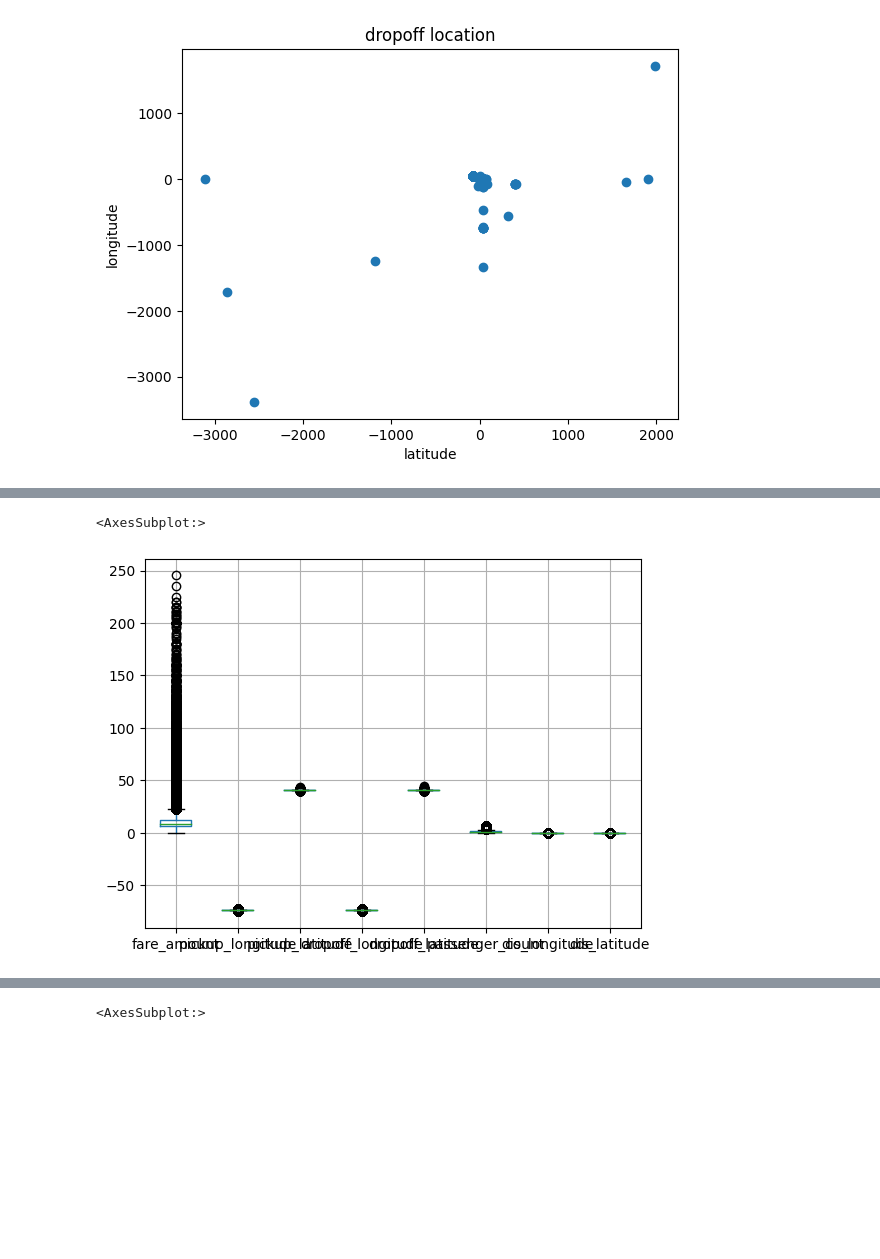
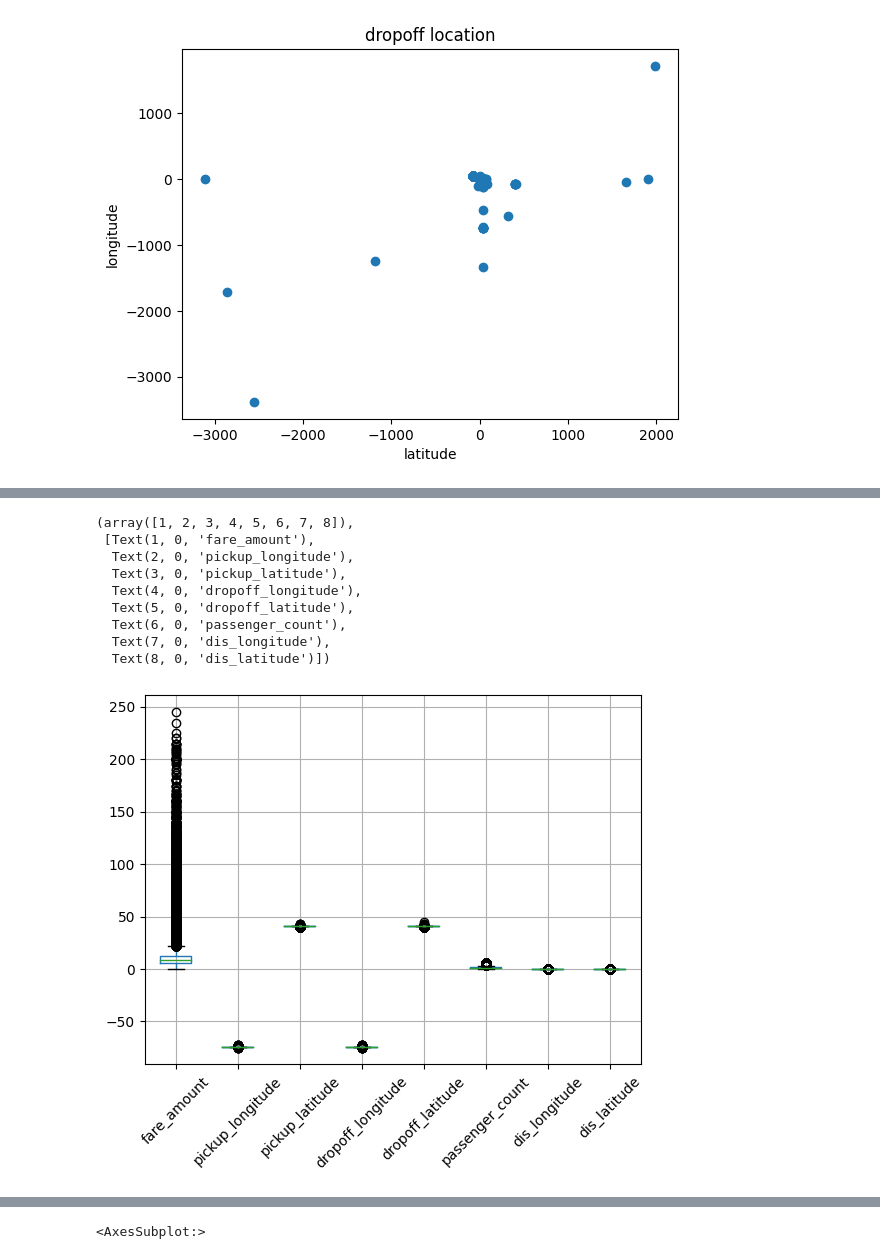
Before and after one commit to shivamks1998/New_York_Taxi_Fare_Prediction, a Jupyter notebook: fare_prediction.ipynb, the cells around one changed output, grey strips where cells are left out. Cells and saved outputs as stored; diff of their text form; code cells hidden in the pictures; blank space fills up the shorter version.

```diff
--- a/fare_prediction.ipynb
+++ b/fare_prediction.ipynb
@@ -10,6 +11,7 @@ import pickle
 # %%
 #creating a dataframe
-dataframe = pd.read_csv(".\\train_.csv",nrows=1100000)
+dataframe = pd.read_csv(".\\dataset\\dataset\\train_.csv",nrows=1100000)
+
 dataframe.head()
 # %% [output]
 |  | key | fare_amount | pickup_datetime | pickup_longitude | pickup_latitude | dropoff_longitude | ... |
@@ -152,11 +150,21 @@ def deg2rad(df):
 #converting the feature from degree to radian
 dataframe[['dis_longitude','dis_latitude']]= dataframe[['dis_longitude','dis_latitude']].pipe(deg2rad)
 #
-# %%
-dataframe.boxplot()
-# %% [output]
-<AxesSubplot:>
-[figure, removed]
+# %%
+dataframe.boxplot()
+plt.xticks(rotation=45)
+plt.show()
+# %% [output]
+(array([1, 2, 3, 4, 5, 6, 7, 8]),
+ [Text(1, 0, 'fare_amount'),
+  Text(2, 0, 'pickup_longitude'),
+  Text(3, 0, 'pickup_latitude'),
+  Text(4, 0, 'dropoff_longitude'),
+  Text(5, 0, 'dropoff_latitude'),
+  Text(6, 0, 'passenger_count'),
+  Text(7, 0, 'dis_longitude'),
+  Text(8, 0, 'dis_latitude')])
+[figure, added]
 # %%
 #heaversine distance
 
```
Also changed, not shown: parts of 19 cells of this notebook.
